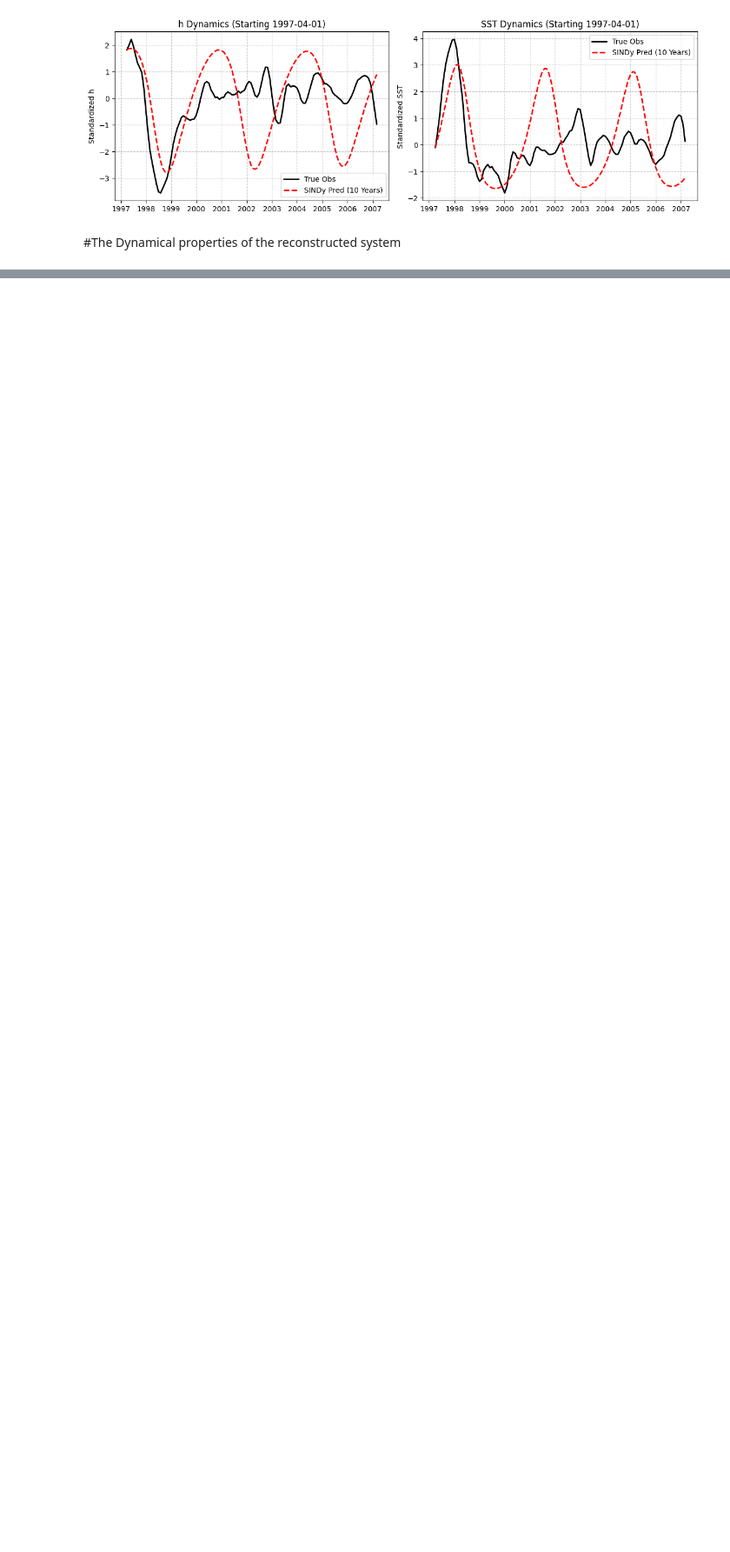
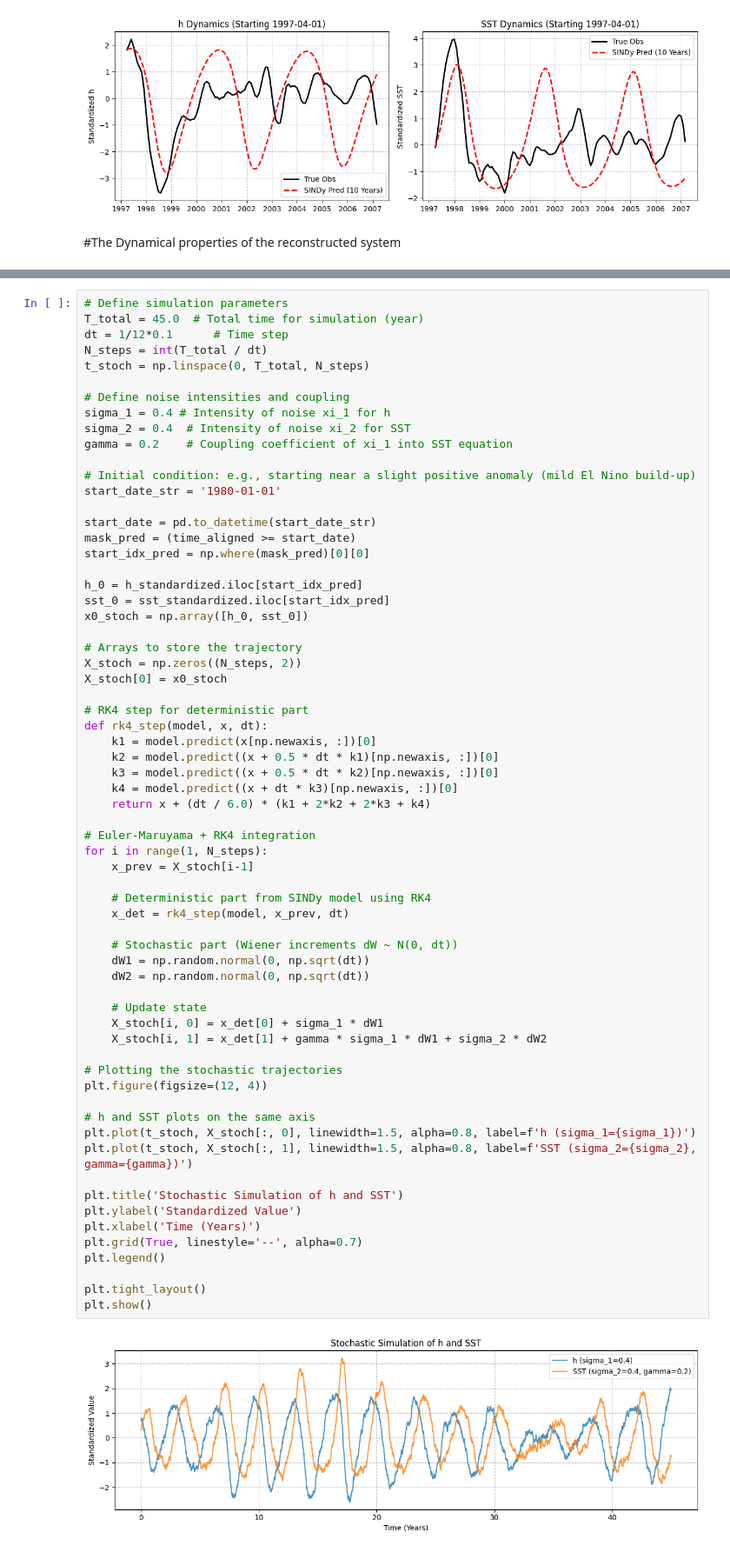
Before and after one commit to fddxxueyj/SINDy-ENSO-Recharge-Discharge-Model, a Jupyter notebook: SINDy_ReDischarge.ipynb, the cells around one changed output, grey strips where cells are left out. Shown at 87% size. Cells and saved outputs as stored; diff of their text form; blank space fills up the shorter version.

```diff
--- a/SINDy_ReDischarge.ipynb
+++ b/SINDy_ReDischarge.ipynb
@@ -267,0 +271,67 @@ plt.show()
+# %%
+# Define simulation parameters
+T_total = 45.0  # Total time for simulation (year)
+dt = 1/12*0.1      # Time step
+N_steps = int(T_total / dt)
+t_stoch = np.linspace(0, T_total, N_steps)
+
+# Define noise intensities and coupling
+sigma_1 = 0.4 # Intensity of noise xi_1 for h
+sigma_2 = 0.4  # Intensity of noise xi_2 for SST
+gamma = 0.2    # Coupling coefficient of xi_1 into SST equation
+
+# Initial condition: e.g., starting near a slight positive anomaly (mild El Nino build-up)
+start_date_str = '1980-01-01'
+
+start_date = pd.to_datetime(start_date_str)
+mask_pred = (time_aligned >= start_date)
+start_idx_pred = np.where(mask_pred)[0][0]
+
+h_0 = h_standardized.iloc[start_idx_pred]
+sst_0 = sst_standardized.iloc[start_idx_pred]
+x0_stoch = np.array([h_0, sst_0])
+
+# Arrays to store the trajectory
+X_stoch = np.zeros((N_steps, 2))
+X_stoch[0] = x0_stoch
+
+# RK4 step for deterministic part
+def rk4_step(model, x, dt):
+    k1 = model.predict(x[np.newaxis, :])[0]
+    k2 = model.predict((x + 0.5 * dt * k1)[np.newaxis, :])[0]
+    k3 = model.predict((x + 0.5 * dt * k2)[np.newaxis, :])[0]
+    k4 = model.predict((x + dt * k3)[np.newaxis, :])[0]
+    return x + (dt / 6.0) * (k1 + 2*k2 + 2*k3 + k4)
+
+# Euler-Maruyama + RK4 integration
+for i in range(1, N_steps):
+    x_prev = X_stoch[i-1]
+
+    # Deterministic part from SINDy model using RK4
+    x_det = rk4_step(model, x_prev, dt)
+
+    # Stochastic part (Wiener increments dW ~ N(0, dt))
+    dW1 = np.random.normal(0, np.sqrt(dt))
+    dW2 = np.random.normal(0, np.sqrt(dt))
+
+    # Update state
+    X_stoch[i, 0] = x_det[0] + sigma_1 * dW1
+    X_stoch[i, 1] = x_det[1] + gamma * sigma_1 * dW1 + sigma_2 * dW2
+
+# Plotting the stochastic trajectories
+plt.figure(figsize=(12, 4))
+
+# h and SST plots on the same axis
+plt.plot(t_stoch, X_stoch[:, 0], linewidth=1.5, alpha=0.8, label=f'h (sigma_1={sigma_1})')
+plt.plot(t_stoch, X_stoch[:, 1], linewidth=1.5, alpha=0.8, label=f'SST (sigma_2={sigma_2}, gamma={gamma})')
+
+plt.title('Stochastic Simulation of h and SST')
+plt.ylabel('Standardized Value')
+plt.xlabel('Time (Years)')
+plt.grid(True, linestyle='--', alpha=0.7)
+plt.legend()
+
+plt.tight_layout()
+plt.show()
+# %% [output]
+[figure, added]
```
Also changed, not shown: parts of 6 cells of this notebook.
